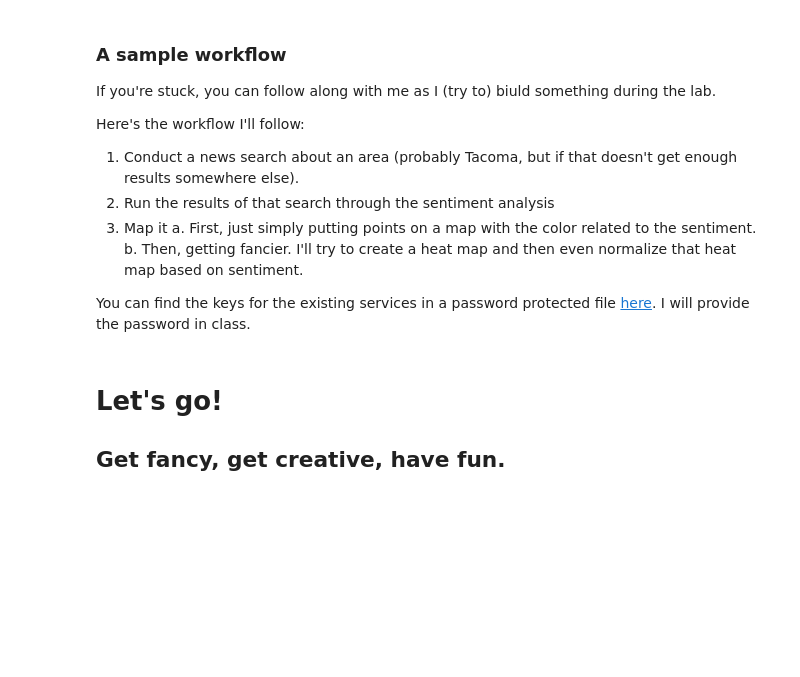
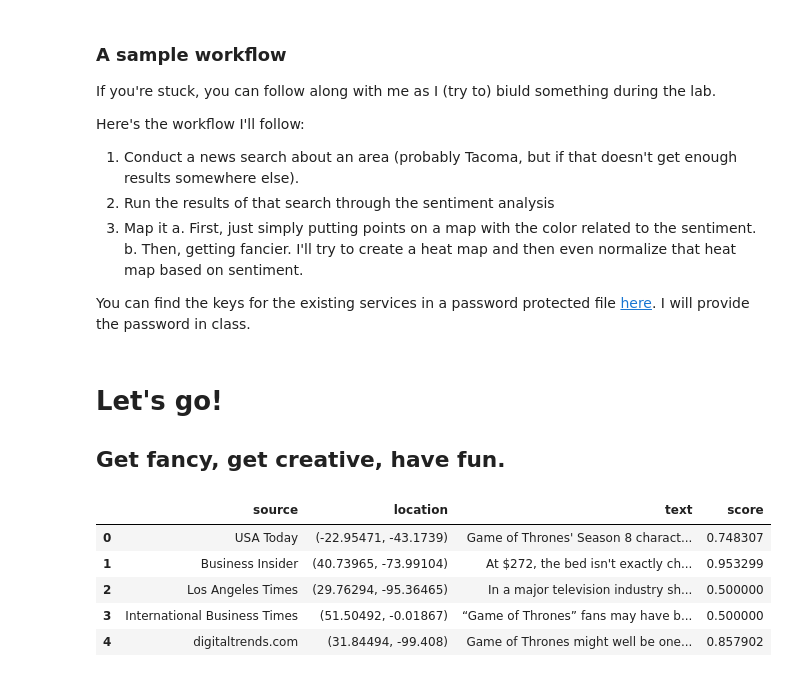
Before and after one commit to ryanjmitchell/SnakesWhyDidItHaveToBeSnakes, a Jupyter notebook: group4_lab6.ipynb, the cells around one changed output. Drawn from its saved outputs; the diff is of its cells as text; code cells hidden in the pictures; blank space fills up the shorter version.

```diff
--- a/group4_lab6.ipynb
+++ b/group4_lab6.ipynb
@@ -74,3 +74,72 @@ You can find the keys for the existing services in a password protected file [he
 # %% [markdown]
 # Let's go!
 ## Get fancy, get creative, have fun.
+# %%
+from azure.cognitiveservices.search.newssearch import NewsSearchAPI
+from msrest.authentication import CognitiveServicesCredentials
+subscription_key = '5539bb45ad484b06941f3237b50d3ca6'
+search_term = ['Game of Thrones']
+
+client = NewsSearchAPI(CognitiveServicesCredentials(subscription_key))
+news_result = client.news.search(query=search_term, market="en-us", count=50)
+
+newstext = []
+newssource = []
+location = []
+
+if news_result.value:
+    for news in news_result.value:
+        #print('News name: {}'.format(news.description))
+        #print()
+        newstext.append(str(news.description))
+        newssource.append(str(news.provider[0].name))
+for i in range(0, len(news_result.value)):
+    location.append(BizLoc(newssource[i]))
+
+    '''print(newstext)
+else:
+    print('No news data..')'''
+
+import requests, json
+
+def BizLoc(name):
+    place = 'https://atlas.microsoft.com/search/poi/json?subscription-key=UiyHPio-CFlojmpNinmqMjJ2BUbauzsgcWjIriCHxY4&api-version=1.0&query='+str(name)+'&limit=1'
+    response = requests.get(place)
+    stuff = response.json()
+    if stuff['results']:
+        x, y = stuff['results'][0]['position']['lon'], stuff['results'][0]['position']['lat']
+    else:
+        x, y = 0,0
+    return x,y
+
+import pandas as pd
+def sentiment(text):
+    import requests, json
+    documents = {'documents': [
+        {'id': 1, 'text': text}
+    ]}
+    azure_key = 'fc7f9e002a924d7db06e7f23bacafb62'
+    azure_endpoint = 'https://westus.api.cognitive.microsoft.com/text/analytics/v2.0'
+    assert azure_key
+    sentiment_azure = azure_endpoint + '/sentiment'
+
+    headers = {'Ocp-Apim-Subscription-Key' : azure_key}
+    response = requests.post(sentiment_azure, headers=headers, json=documents)
+    sentiments = response.json()
+    return sentiments
+
+azure_results = [sentiment(text) for text in newstext]
+azure_score = [row['documents'][0]['score'] for row in azure_results]
+azure = list(zip(newssource, location, newstext, azure_score))
+columns = ['source', 'location', 'text', 'score']
+azure_df = pd.DataFrame(azure, columns = columns)
+
+azure_df.head()
+#print(azure_df)
+# %% [output]
+|  | source | location | text | score |
+| 0 | USA Today | (-22.95471, -43.1739) | Game of Thrones' Season 8 charact... | 0.748307 |
+| 1 | Business Insider | (40.73965, -73.99104) | At $272, the bed isn't exactly ch... | 0.953299 |
+| 2 | Los Angeles Times | (29.76294, -95.36465) | In a major television industry sh... | 0.500000 |
+| 3 | International Business Times | (51.50492, -0.01867) | “Game of Thrones” fans may have b... | 0.500000 |
+| 4 | digitaltrends.com | (31.84494, -99.408) | Game of Thrones might well be one... | 0.857902 |
```
Also changed, not shown: parts of 1 cell of this notebook.
